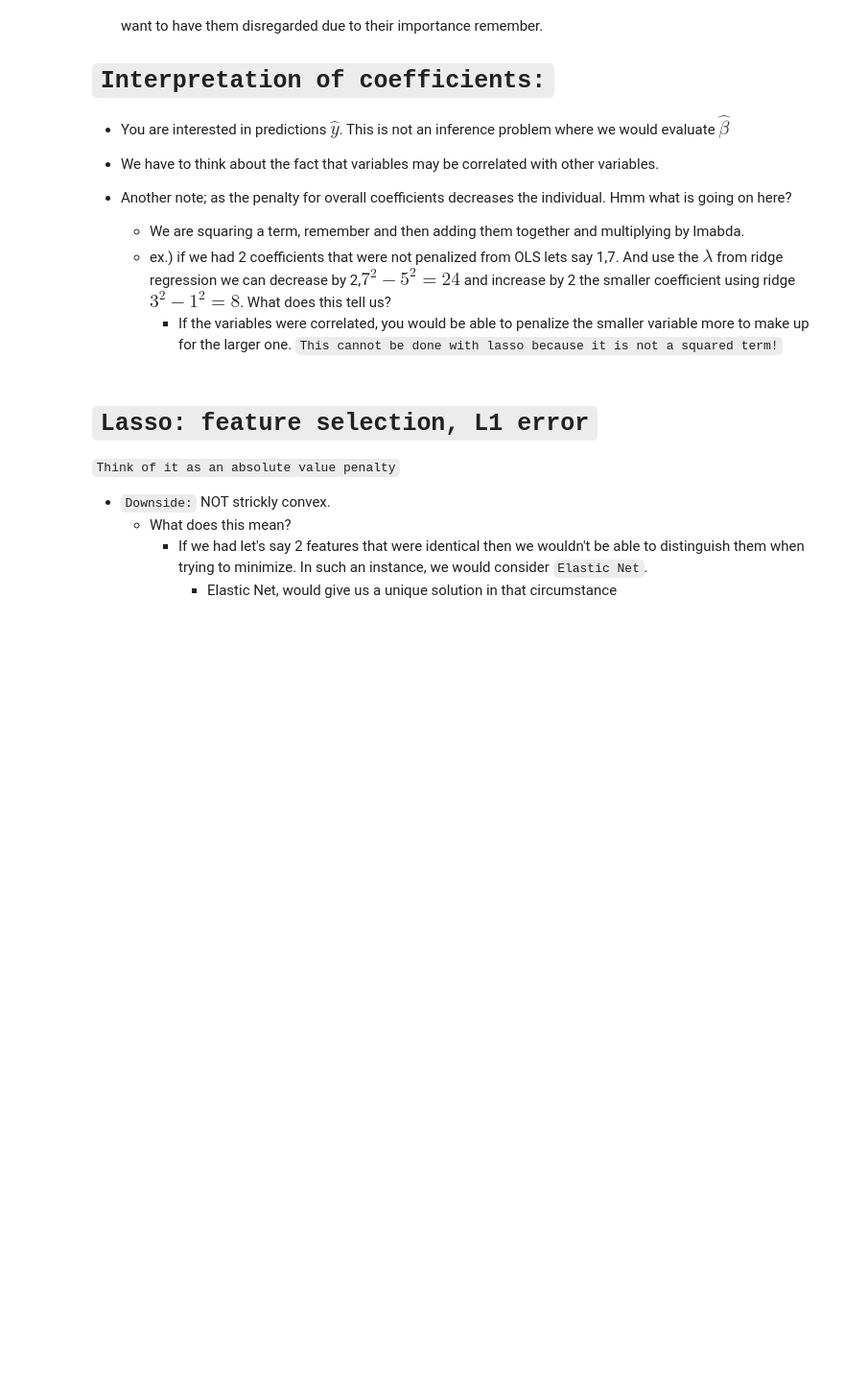
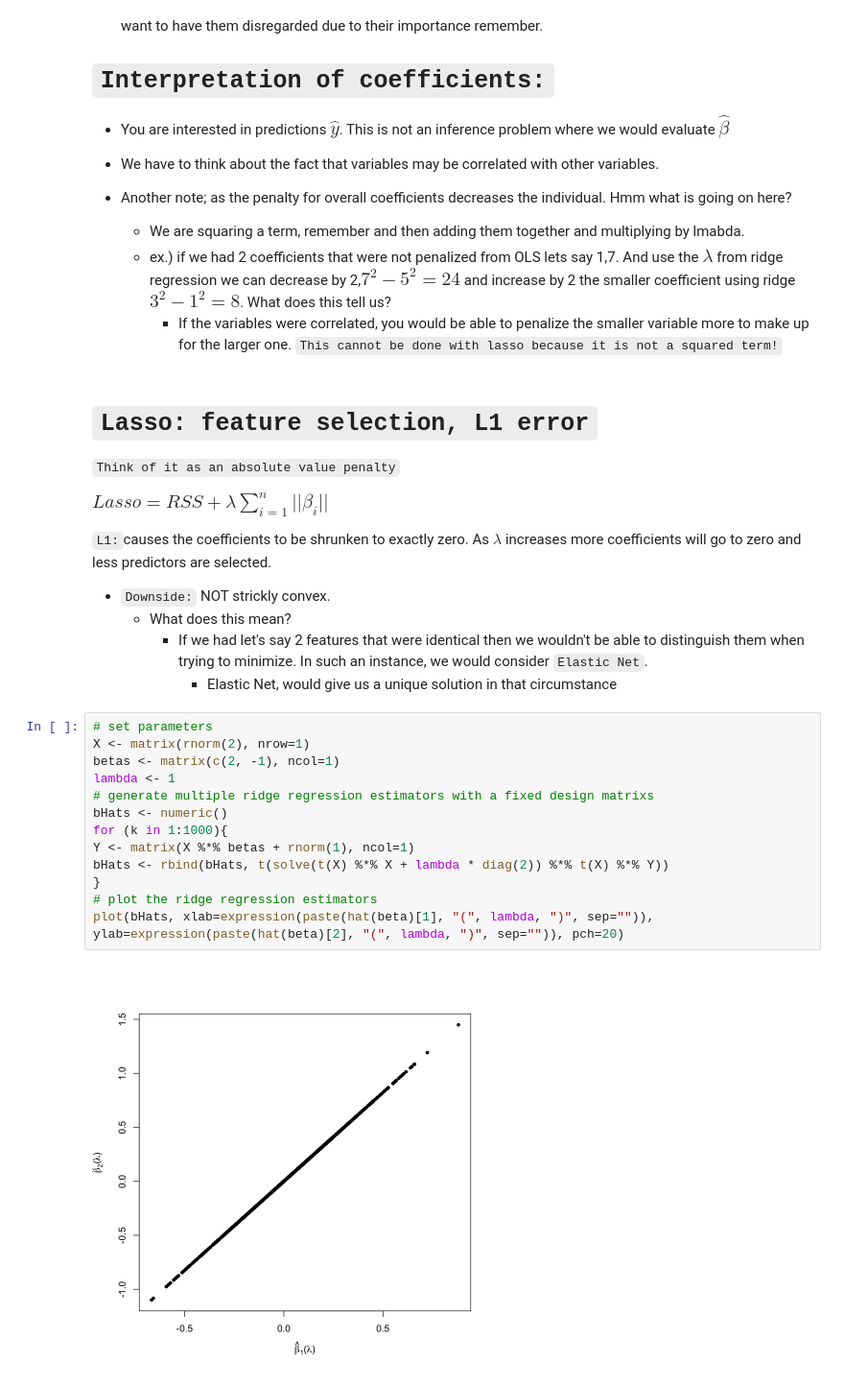
Before and after one commit to MrFuguDataScience/MLE_Basics_N_Stats, a Jupyter notebook: Lasso_Ridge.ipynb, the cells around one changed output. Shown at 96% size. Drawn from its saved outputs; the diff is of its cells as text; blank space fills up the shorter version.

Commit message:
Lasso_Ridge
update file

```diff
--- a/Lasso_Ridge.ipynb
+++ b/Lasso_Ridge.ipynb
@@ -281,10 +295,30 @@ decrease by 2,<font size=4>$7^2-5^2=24$</font> and increase by 2 the smaller coe
 
 `Think of it as an absolute value penalty`
 
+<font size=4>$Lasso=RSS+\lambda \sum\limits_{i=1}^n||\beta_i||$</font>
+
+`L1:`causes the coefficients to be shrunken to exactly zero. As $\lambda$ increases more coefficients will go to zero and less predictors are selected.
+
 + `Downside:` NOT strickly convex.
     + What does this mean?
         * If we had let's say 2 features that were identical then we wouldn't be able to distinguish them when trying to minimize. In such an instance, we would consider `Elastic Net`.
             * Elastic Net, would give us a unique solution in that circumstance
+# %%
+# set parameters
+X <- matrix(rnorm(2), nrow=1)
+betas <- matrix(c(2, -1), ncol=1)
+lambda <- 1
+# generate multiple ridge regression estimators with a fixed design matrixs
+bHats <- numeric()
+for (k in 1:1000){
+Y <- matrix(X %*% betas + rnorm(1), ncol=1)
+bHats <- rbind(bHats, t(solve(t(X) %*% X + lambda * diag(2)) %*% t(X) %*% Y))
+}
+# plot the ridge regression estimators
+plot(bHats, xlab=expression(paste(hat(beta)[1], "(", lambda, ")", sep="")),
+ylab=expression(paste(hat(beta)[2], "(", lambda, ")", sep="")), pch=20)
+# %% [output]
+[figure, added]
 # %% [markdown]
 # `Citations & Help:`
 
```
Also changed, not shown: parts of 3 cells of this notebook.
